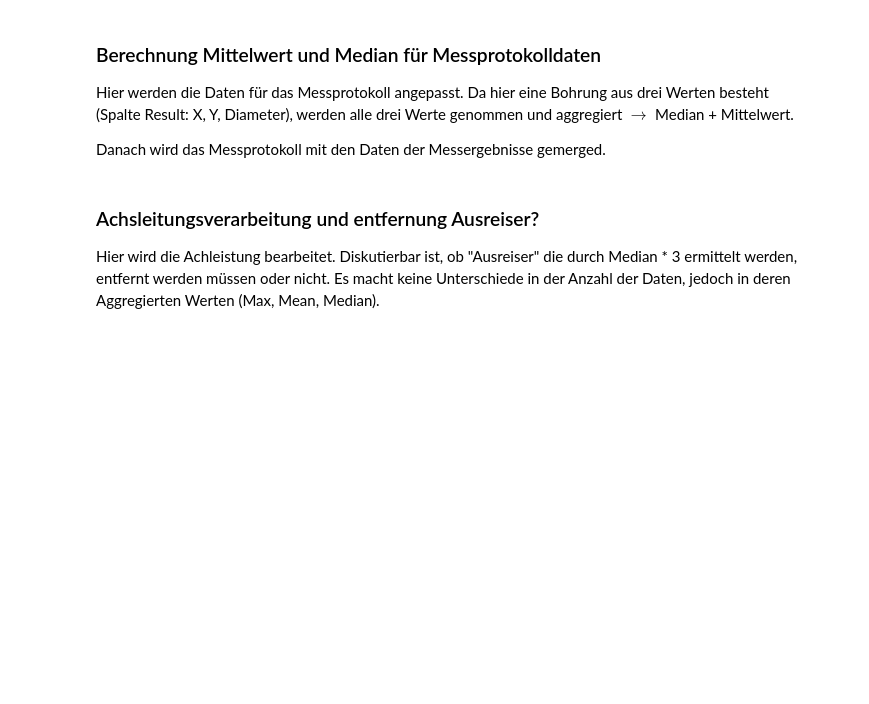
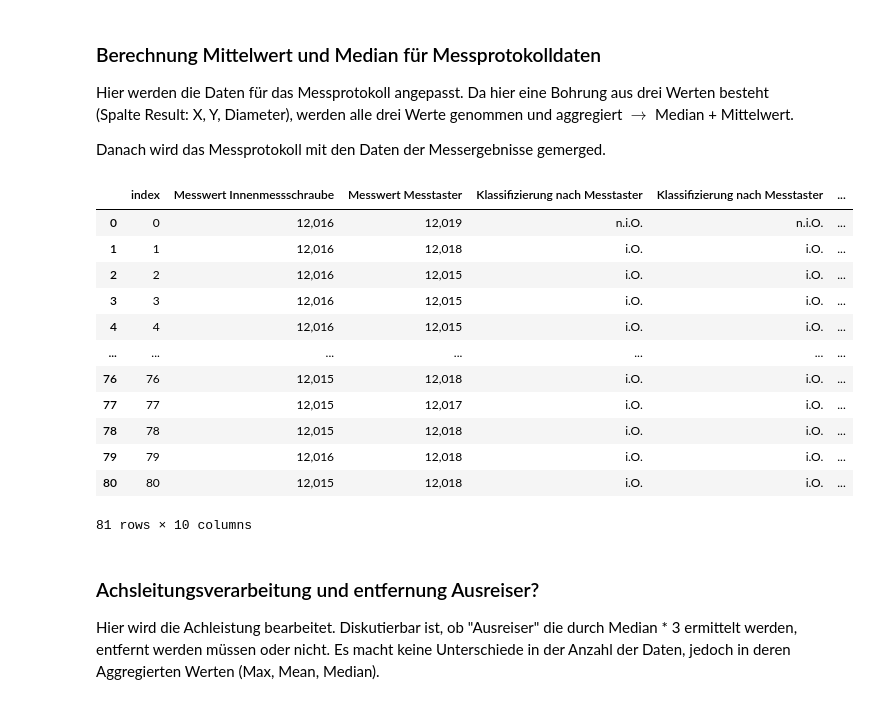
Before and after one commit to Xavubil/master_project_machine_learning, a Jupyter notebook: data_exploration/Data Preparation + ML.ipynb, the cells around one changed output. Cells and saved outputs as stored; diff of their text form; code cells hidden in the pictures; blank space fills up the shorter version.

```diff
--- a/data_exploration/Data Preparation + ML.ipynb
+++ b/data_exploration/Data Preparation + ML.ipynb
@@ -24,0 +30,14 @@ messergebnisse_daten = messergebnisse_daten[messergebnisse_columns]
+# %%
+def bohrungEbene(ebene):
+    aktuelle_bohrung = 81 * ebene
+    return aktuelle_bohrung
+
+def bohrungenDavor(ebene):
+    if ebene == 0 or ebene == 1:
+        return 0
+    elif ebene > 1:
+        bohrungen_davor = (ebene - 1) * 81
+        return bohrungen_davor
+
+
+print("Anz. Bohrungen davor: " + str(bohrungenDavor(2)) + "\nAnz. Bohrungen aktuell: " + str(bohrungEbene(2)))
@@ -72,34 +98,51 @@ for key, value in messprotokoll_daten.iteritems():
             if count == 1:
                 pass
 
             count += 1
 
     elif key == 'Difference':
         diff = []
         for index, floating in enumerate(value):
             diff.append(abs(floating))
             if (count % 3) == 0:
                 mean_diff = np.mean(diff)
                 median_diff = np.median(diff)
                 diameter_avg.append(mean_diff)
                 diameter_median.append(median_diff)
                 del diff[:]
 
             if count == 1:
                 pass
 
             count += 1
 
 
 
 messprotokoll_condensed['Measured Mean'] = measured_avg
 messprotokoll_condensed['Measured Median'] = measured_median
 messprotokoll_condensed['Difference Mean'] = diameter_avg
 messprotokoll_condensed['Difference Median'] = diameter_median
 
-merge_csv_erg_prot = messergebnisse_daten[:81].merge(messprotokoll_condensed, right_index=True , left_index=True)
+#AUFPASSEN, HIER MUSS DIE RICHTIGE EBENE ADRESSIERT WERDEN!
 
+messergebnisse_ebene = messergebnisse_daten[bohrungenDavor(1):bohrungEbene(1)]
+
+merge_csv_erg_prot = messergebnisse_ebene.reset_index().merge(messprotokoll_condensed, left_index=True, right_index=True)
 merge_csv_erg_prot
+# %% [output]
+|  | index | Messwert Innenmessschraube | Messwert Messtaster | Klassifizierung nach Messtaster | Klassifizierung nach Messtaster | ... |
+| 0 | 0 | 12,016 | 12,019 | n.i.O. | n.i.O. | ... |
+| 1 | 1 | 12,016 | 12,018 | i.O. | i.O. | ... |
+| 2 | 2 | 12,016 | 12,015 | i.O. | i.O. | ... |
+| 3 | 3 | 12,016 | 12,015 | i.O. | i.O. | ... |
+| 4 | 4 | 12,016 | 12,015 | i.O. | i.O. | ... |
+| ... | ... | ... | ... | ... | ... | ... |
+| 76 | 76 | 12,015 | 12,018 | i.O. | i.O. | ... |
+| 77 | 77 | 12,015 | 12,017 | i.O. | i.O. | ... |
+| 78 | 78 | 12,015 | 12,018 | i.O. | i.O. | ... |
+| 79 | 79 | 12,016 | 12,018 | i.O. | i.O. | ... |
+| 80 | 80 | 12,015 | 12,018 | i.O. | i.O. | ... |
+81 rows × 10 columns
 # %% [markdown]
 ### Achsleitungsverarbeitung und entfernung Ausreiser?
 Hier wird die Achleistung bearbeitet. Diskutierbar ist, ob "Ausreiser" die durch Median * 3 ermittelt werden, entfernt werden müssen oder nicht. Es macht keine Unterschiede in der Anzahl der Daten, jedoch in deren Aggregierten Werten (Max, Mean, Median).
```
Also changed, not shown: parts of 7 cells of this notebook, 2 other files.
